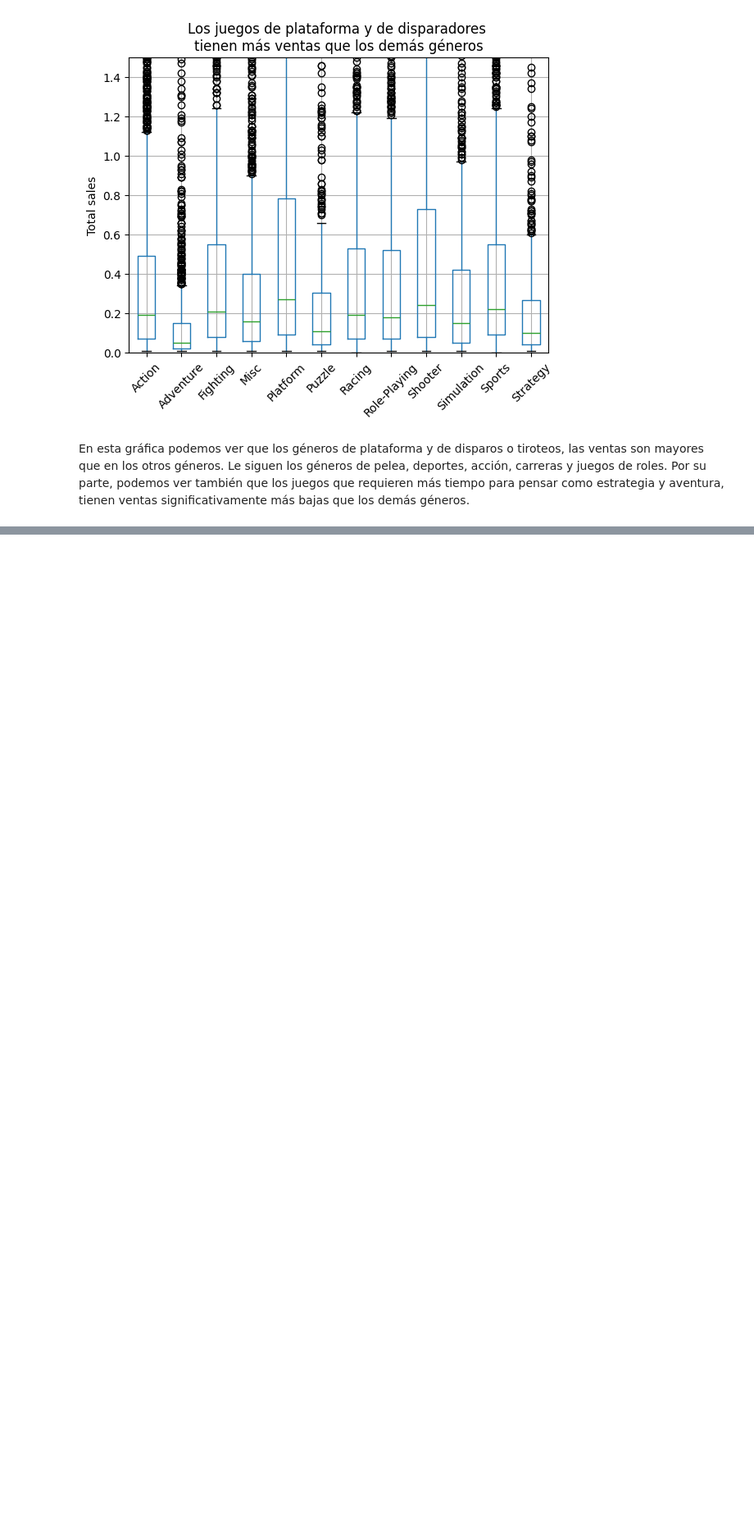
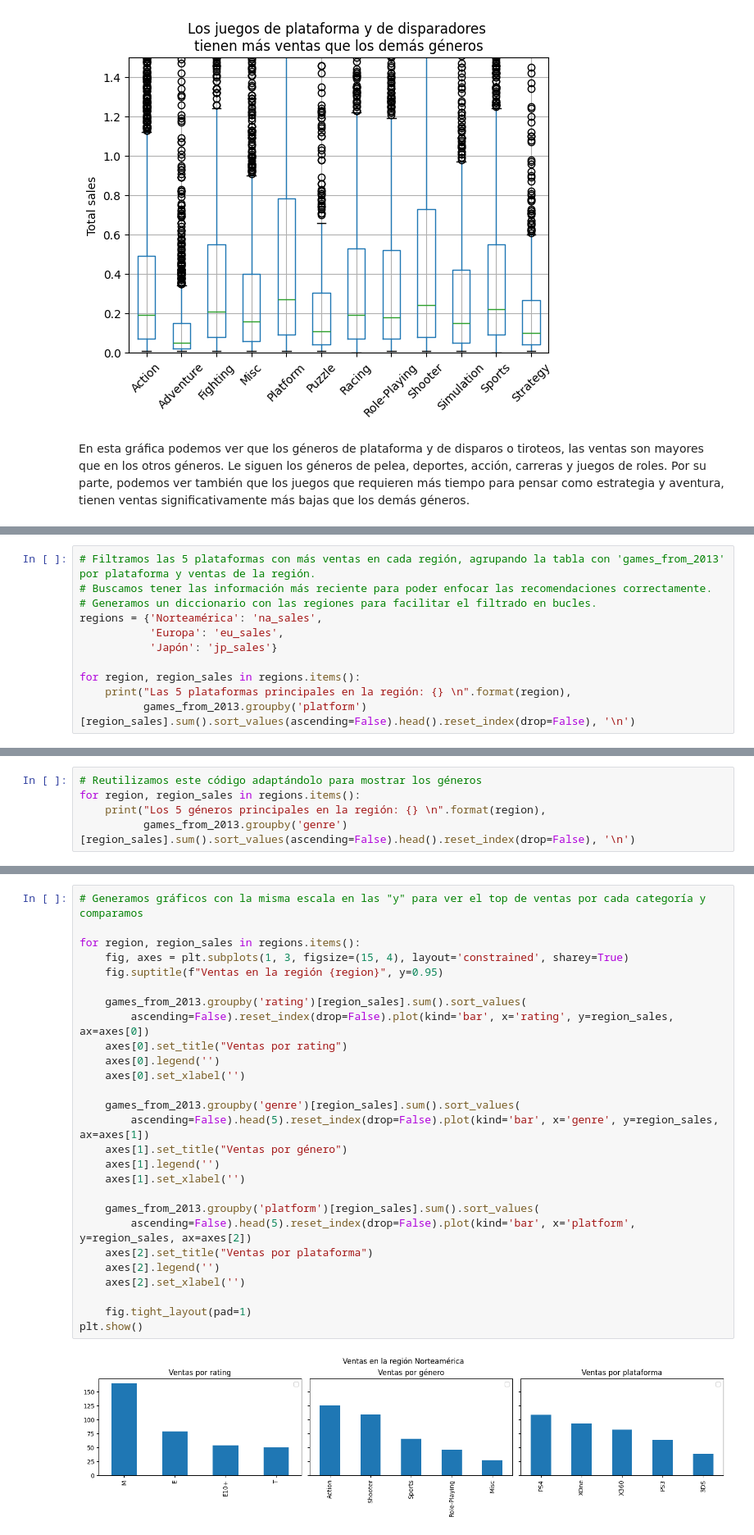
Before and after one commit to Victor-Mier/statistical_analysis, a Jupyter notebook: notebook.ipynb, the cells around one changed output, grey strips where cells are left out. Shown at 82% size. Drawn from its saved outputs; the diff is of its cells as text; blank space fills up the shorter version.

```diff
--- a/notebook.ipynb
+++ b/notebook.ipynb
@@ -831,0 +839,11 @@ En esta gráfica podemos ver que los géneros de plataforma y de disparos o tiro
+# %%
+# Filtramos las 5 plataformas con más ventas en cada región, agrupando la tabla con 'games_from_2013' por plataforma y ventas de la región.
+# Buscamos tener las información más reciente para poder enfocar las recomendaciones correctamente.
+# Generamos un diccionario con las regiones para facilitar el filtrado en bucles.
+regions = {'Norteamérica': 'na_sales',
+           'Europa': 'eu_sales',
+           'Japón': 'jp_sales'}
+
+for region, region_sales in regions.items():
+    print("Las 5 plataformas principales en la región: {} \n".format(region),
+          games_from_2013.groupby('platform')[region_sales].sum().sort_values(ascending=False).head().reset_index(drop=False), '\n')
@@ -831,0 +924,5 @@ En esta gráfica podemos ver que los géneros de plataforma y de disparos o tiro
+# %%
+# Reutilizamos este código adaptándolo para mostrar los géneros
+for region, region_sales in regions.items():
+    print("Los 5 géneros principales en la región: {} \n".format(region),
+          games_from_2013.groupby('genre')[region_sales].sum().sort_values(ascending=False).head().reset_index(drop=False), '\n')
@@ -831,0 +953,29 @@ En esta gráfica podemos ver que los géneros de plataforma y de disparos o tiro
+# %%
+# Generamos gráficos con la misma escala en las "y" para ver el top de ventas por cada categoría y comparamos
+
+for region, region_sales in regions.items():
+    fig, axes = plt.subplots(1, 3, figsize=(15, 4), layout='constrained', sharey=True)
+    fig.suptitle(f"Ventas en la región {region}", y=0.95)
+
+    games_from_2013.groupby('rating')[region_sales].sum().sort_values(
+        ascending=False).reset_index(drop=False).plot(kind='bar', x='rating', y=region_sales, ax=axes[0])
+    axes[0].set_title("Ventas por rating")
+    axes[0].legend('')
+    axes[0].set_xlabel('')
+
+    games_from_2013.groupby('genre')[region_sales].sum().sort_values(
+        ascending=False).head(5).reset_index(drop=False).plot(kind='bar', x='genre', y=region_sales, ax=axes[1])
+    axes[1].set_title("Ventas por género")
+    axes[1].legend('')
+    axes[1].set_xlabel('')
+
+    games_from_2013.groupby('platform')[region_sales].sum().sort_values(
+        ascending=False).head(5).reset_index(drop=False).plot(kind='bar', x='platform', y=region_sales, ax=axes[2])
+    axes[2].set_title("Ventas por plataforma")
+    axes[2].legend('')
+    axes[2].set_xlabel('')
+
+    fig.tight_layout(pad=1)
+plt.show()
+# %% [output]
+[figure, added]
```
Also changed, not shown: parts of 33 cells of this notebook.
